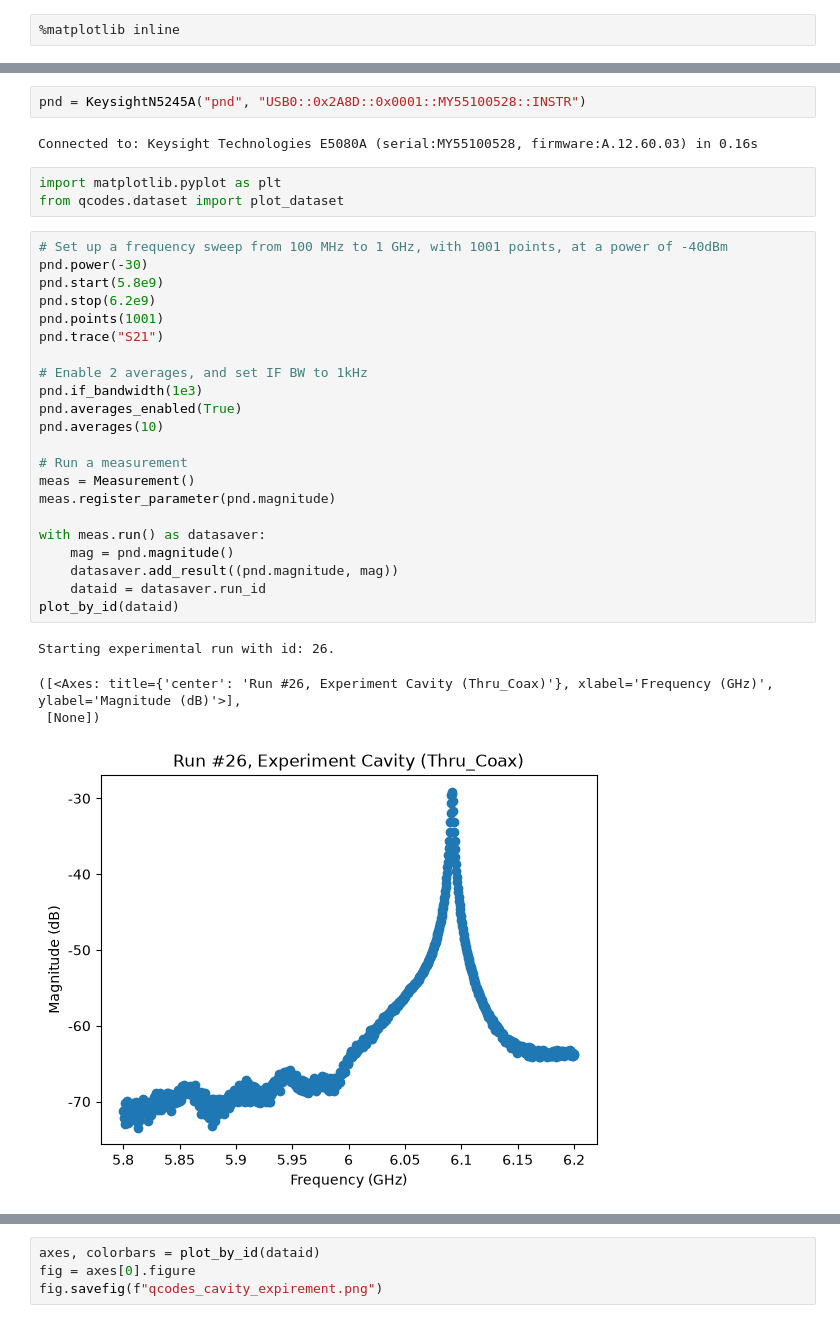
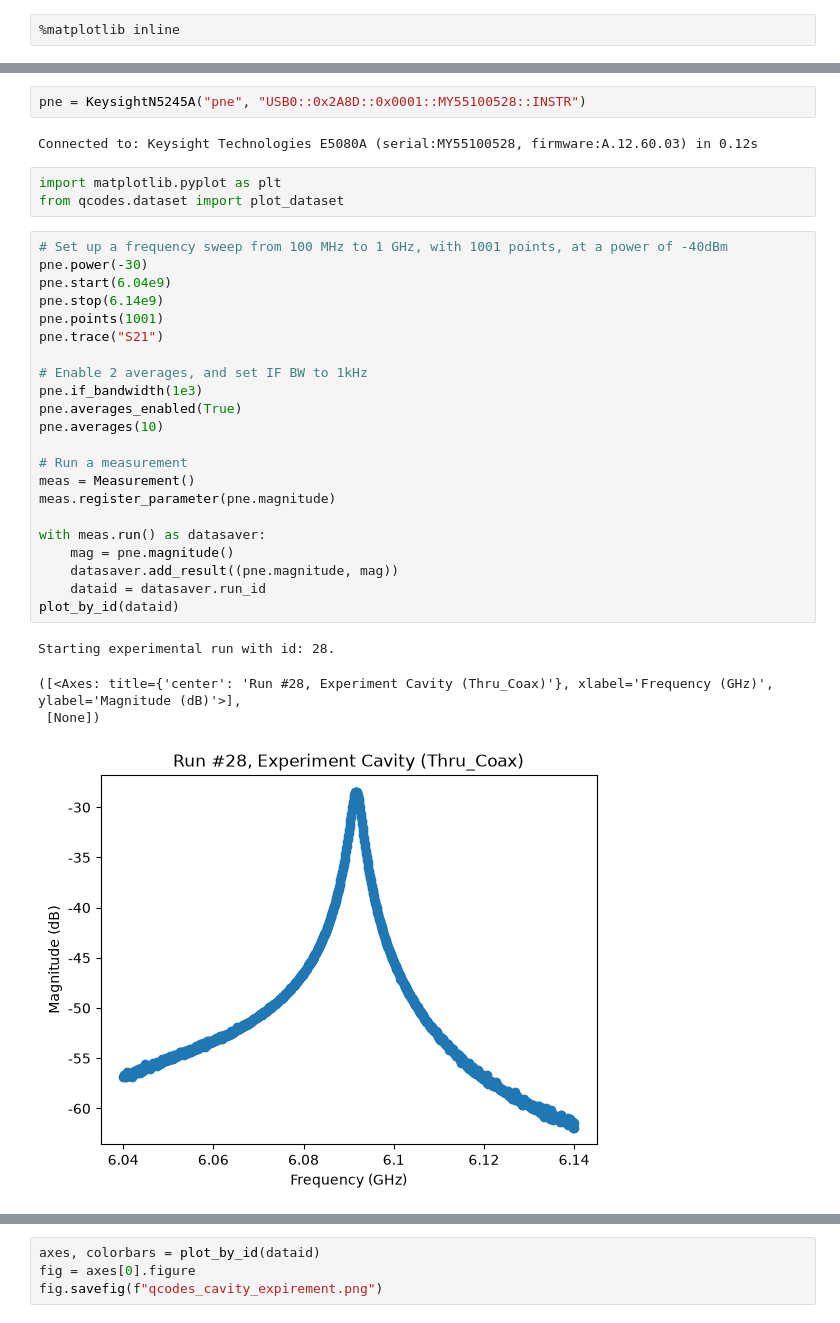
Before and after one commit to Ianborden/Quantum-APL, a Jupyter notebook: qcodes.ipynb, the cells around one changed output, grey strips where cells are left out. Saved outputs shown, nothing was run; the diff lists cells and outputs as text.

```diff
--- a/qcodes.ipynb
+++ b/qcodes.ipynb
@@ -31,34 +31,34 @@ Experiment loaded. Last ID no: 3
 # %%
-pnd = KeysightN5245A("pnd", "USB0::0x2A8D::0x0001::MY55100528::INSTR")
+pne = KeysightN5245A("pne", "USB0::0x2A8D::0x0001::MY55100528::INSTR")
 # %% [output]
-Connected to: Keysight Technologies E5080A (serial:MY55100528, firmware:A.12.60.03) in 0.16s
+Connected to: Keysight Technologies E5080A (serial:MY55100528, firmware:A.12.60.03) in 0.12s
 # %%
 import matplotlib.pyplot as plt
 from qcodes.dataset import plot_dataset
 # %%
 # Set up a frequency sweep from 100 MHz to 1 GHz, with 1001 points, at a power of -40dBm
-pnd.power(-30)
-pnd.start(5.8e9)
-pnd.stop(6.2e9)
-pnd.points(1001)
-pnd.trace("S21")
+pne.power(-30)
+pne.start(6.04e9)
+pne.stop(6.14e9)
+pne.points(1001)
+pne.trace("S21")
 
 # Enable 2 averages, and set IF BW to 1kHz
-pnd.if_bandwidth(1e3)
-pnd.averages_enabled(True)
-pnd.averages(10)
+pne.if_bandwidth(1e3)
+pne.averages_enabled(True)
+pne.averages(10)
 
 # Run a measurement
 meas = Measurement()
-meas.register_parameter(pnd.magnitude)
+meas.register_parameter(pne.magnitude)
 
 with meas.run() as datasaver:
-    mag = pnd.magnitude()
-    datasaver.add_result((pnd.magnitude, mag))
+    mag = pne.magnitude()
+    datasaver.add_result((pne.magnitude, mag))
     dataid = datasaver.run_id
 plot_by_id(dataid)
 # %% [output]
-Starting experimental run with id: 26.
+Starting experimental run with id: 28.
-([<Axes: title={'center': 'Run #26, Experiment Cavity (Thru_Coax)'}, xlabel='Frequency (GHz)', ylabel='Magnitude (dB)'>],
+([<Axes: title={'center': 'Run #28, Experiment Cavity (Thru_Coax)'}, xlabel='Frequency (GHz)', ylabel='Magnitude (dB)'>],
  [None])
-[figure, old version]
+[figure, new version]
```
Also changed, not shown: parts of 18 cells of this notebook, 10 other files.
